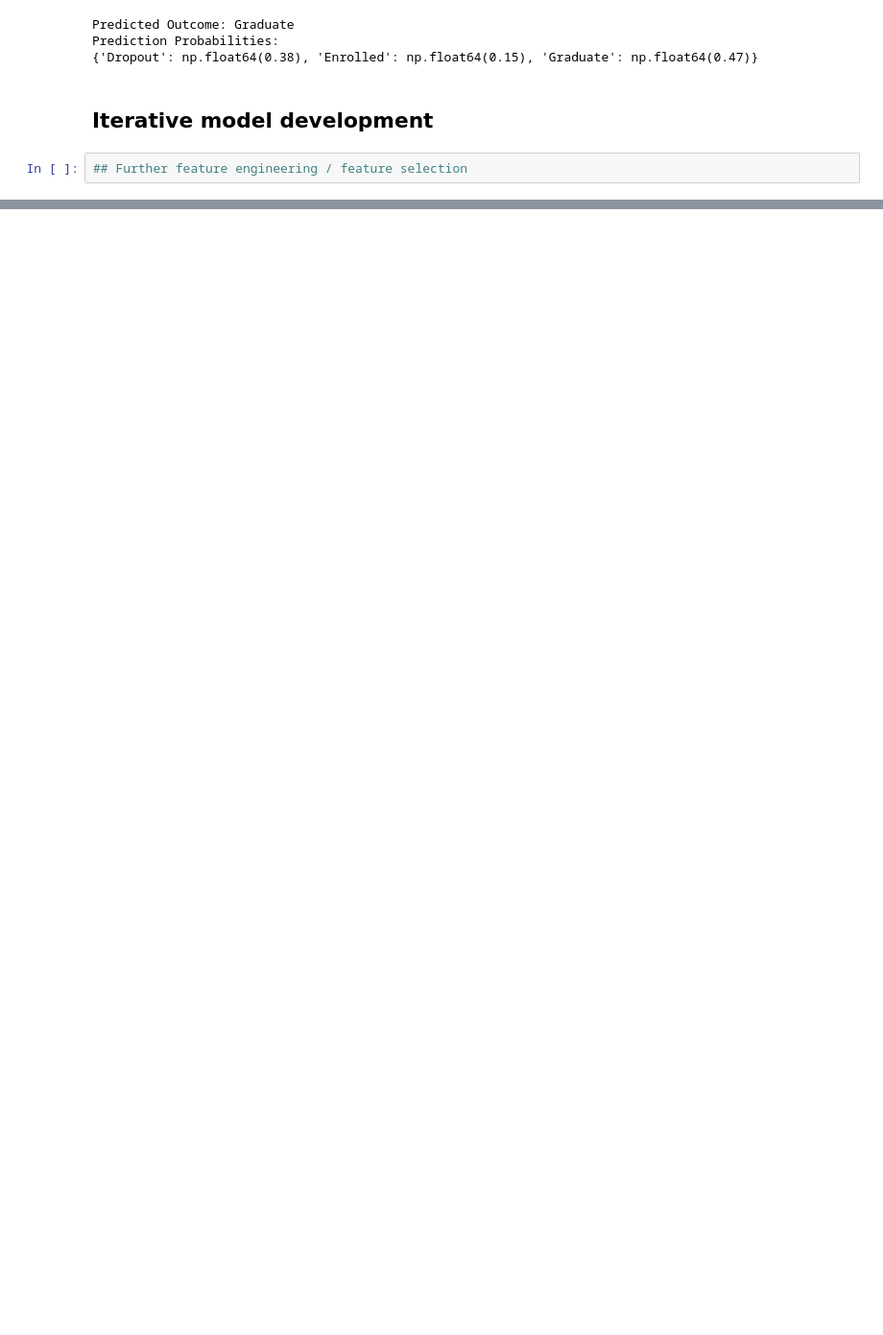
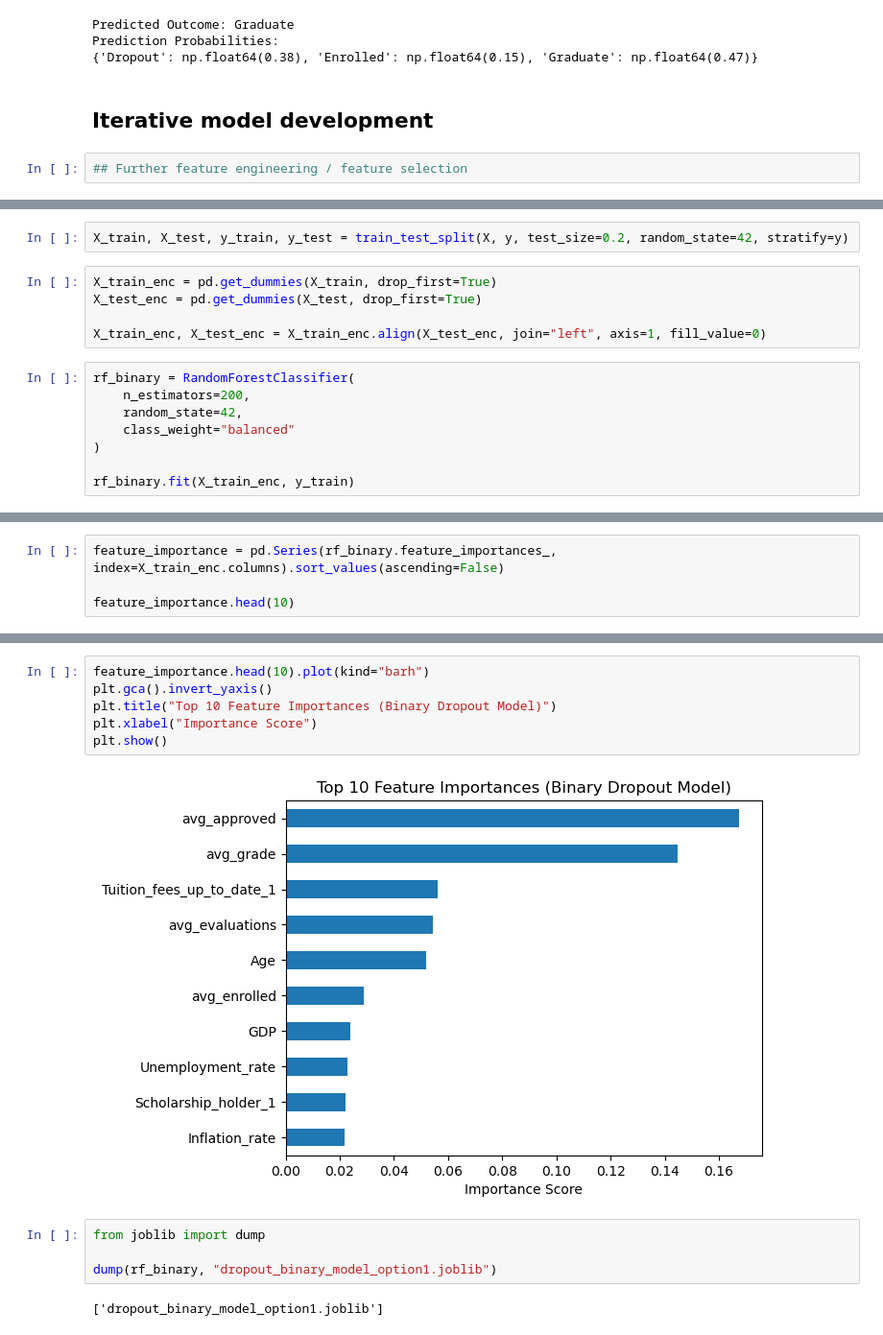
Before and after one commit to xaviierw/EduRisk, a Jupyter notebook: Edurisk.ipynb, the cells around one changed output, grey strips where cells are left out. Shown at 96% size. Cells and saved outputs as stored; diff of their text form; blank space fills up the shorter version.

```diff
--- a/Edurisk.ipynb
+++ b/Edurisk.ipynb
@@ -678,0 +948,15 @@ Prediction Probabilities:
+# %%
+X_train, X_test, y_train, y_test = train_test_split(X, y, test_size=0.2, random_state=42, stratify=y)
+# %%
+X_train_enc = pd.get_dummies(X_train, drop_first=True)
+X_test_enc = pd.get_dummies(X_test, drop_first=True)
+
+X_train_enc, X_test_enc = X_train_enc.align(X_test_enc, join="left", axis=1, fill_value=0)
+# %%
+rf_binary = RandomForestClassifier(
+    n_estimators=200,
+    random_state=42,
+    class_weight="balanced"
+)
+
+rf_binary.fit(X_train_enc, y_train)
@@ -678,0 +1000,4 @@ Prediction Probabilities:
+# %%
+feature_importance = pd.Series(rf_binary.feature_importances_, index=X_train_enc.columns).sort_values(ascending=False)
+
+feature_importance.head(10)
@@ -678,0 +1016,14 @@ Prediction Probabilities:
+# %%
+feature_importance.head(10).plot(kind="barh")
+plt.gca().invert_yaxis()
+plt.title("Top 10 Feature Importances (Binary Dropout Model)")
+plt.xlabel("Importance Score")
+plt.show()
+# %% [output]
+[figure, added]
+# %%
+from joblib import dump
+
+dump(rf_binary, "dropout_binary_model_option1.joblib")
+# %% [output]
+['dropout_binary_model_option1.joblib']
```
Also changed, not shown: parts of 33 cells of this notebook, 2 other files.
